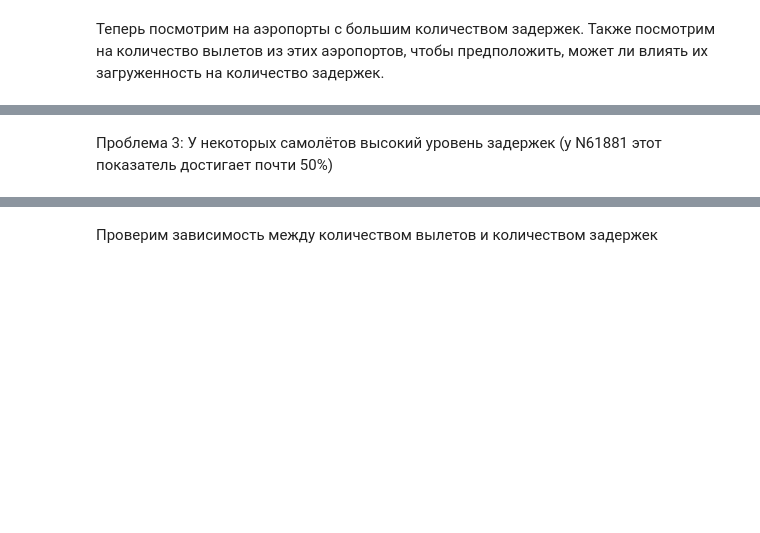
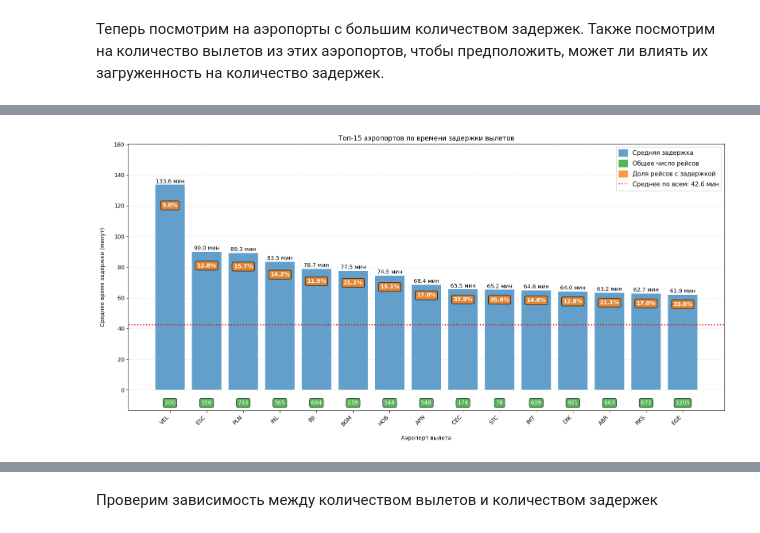
Before and after one commit to ZaichenkoNA/Stat_Prac, a Jupyter notebook: Dz4.ipynb, the cells around one changed output, grey strips where cells are left out. Saved outputs shown, nothing was run; the diff lists cells and outputs as text; code cells hidden in the pictures; blank space fills up the shorter version.

```diff
--- a/Dz4.ipynb
+++ b/Dz4.ipynb
@@ -191,2 +107,67 @@ plt.show()
-# %% [markdown]
-Проблема 3: У некоторых самолётов высокий уровень задержек (у N61881 этот показатель достигает почти 50%)
+# %%
+
+all_airports_stats = df.groupby('ORIGIN_AIRPORT').agg(
+    total_flights=('DEPARTURE_DELAY', 'count'),
+    delayed_flights=('DEPARTURE_DELAY', lambda x: (x > 0).sum()),
+    avg_delay=('DEPARTURE_DELAY', lambda x: x[x > 0].mean())
+).sort_values('avg_delay', ascending=False)
+
+top_airports = all_airports_stats.head(15)
+
+plt.figure(figsize=(16, 8))
+ax = plt.gca()
+bar_color = '#1f77b4'
+total_color = '#2ca02c'
+ratio_color = '#ff7f0e'
+
+bars = ax.bar(top_airports.index, top_airports['avg_delay'],
+              color=bar_color, alpha=0.7)
+
+for bar in bars:
+    height = bar.get_height()
+    ax.text(bar.get_x() + bar.get_width()/2, height + 0.5,
+            f'{height:.1f} мин', ha='center', va='bottom',
+            color='black', fontsize=10)
+
+# Подписи общего числа рейсов
+for i, (airport, row) in enumerate(top_airports.iterrows()):
+    ax.text(i, -max(top_airports['avg_delay'])*0.05,
+            f"{int(row['total_flights'])}",
+            ha='center', va='top', color='white',
+            bbox=dict(facecolor=total_color, alpha=0.8, boxstyle='round,pad=0.3'))
+
+# Подписи доли задержек
+for i, (airport, row) in enumerate(top_airports.iterrows()):
+    ratio = row['delayed_flights'] / row['total_flights'] * 100
+    ax.text(i, row['avg_delay'] * 0.9, f"{ratio:.1f}%",
+            ha='center', va='center', color='white', fontweight='bold',
+            bbox=dict(facecolor=ratio_color, alpha=0.8, boxstyle='round,pad=0.3'))
+
+ax.axhline(overall_avg_delay, color='red', linestyle=':', linewidth=2)
+
+plt.title('Топ-15 аэропортов по времени задержки вылетов')
+plt.xlabel('Аэропорт вылета', labelpad=15)
+plt.ylabel('Среднее время задержки (минут)', labelpad=15)
+plt.xticks(rotation=45, ha='right')
+plt.ylim(-max(top_airports['avg_delay'])*0.1, max(top_airports['avg_delay'])*1.2)
+
+legend_elements = [
+    plt.Rectangle((0,0), 1, 1, fc=bar_color, alpha=0.7, label='Средняя задержка'),
+    plt.Rectangle((0,0), 1, 1, fc=total_color, alpha=0.8, label='Общее число рейсов'),
+    plt.Rectangle((0,0), 1, 1, fc=ratio_color, alpha=0.8, label='Доля рейсов с задержкой'),
+    plt.Line2D([0], [0], color='red', linestyle=':', linewidth=2,
+              label=f'Среднее по всем: {overall_avg_delay:.1f} мин'),
+]
+
+ax.legend(handles=legend_elements,
+          loc='upper right',
+          framealpha=0.9,
+          fontsize=11,
+          handlelength=1.5,
+          handleheight=1.5)
+
+plt.grid(axis='y', linestyle='--', alpha=0.3)
+plt.tight_layout()
+plt.show()
+# %% [output]
+[figure, added]
```
Also changed, not shown: parts of 25 cells of this notebook.
